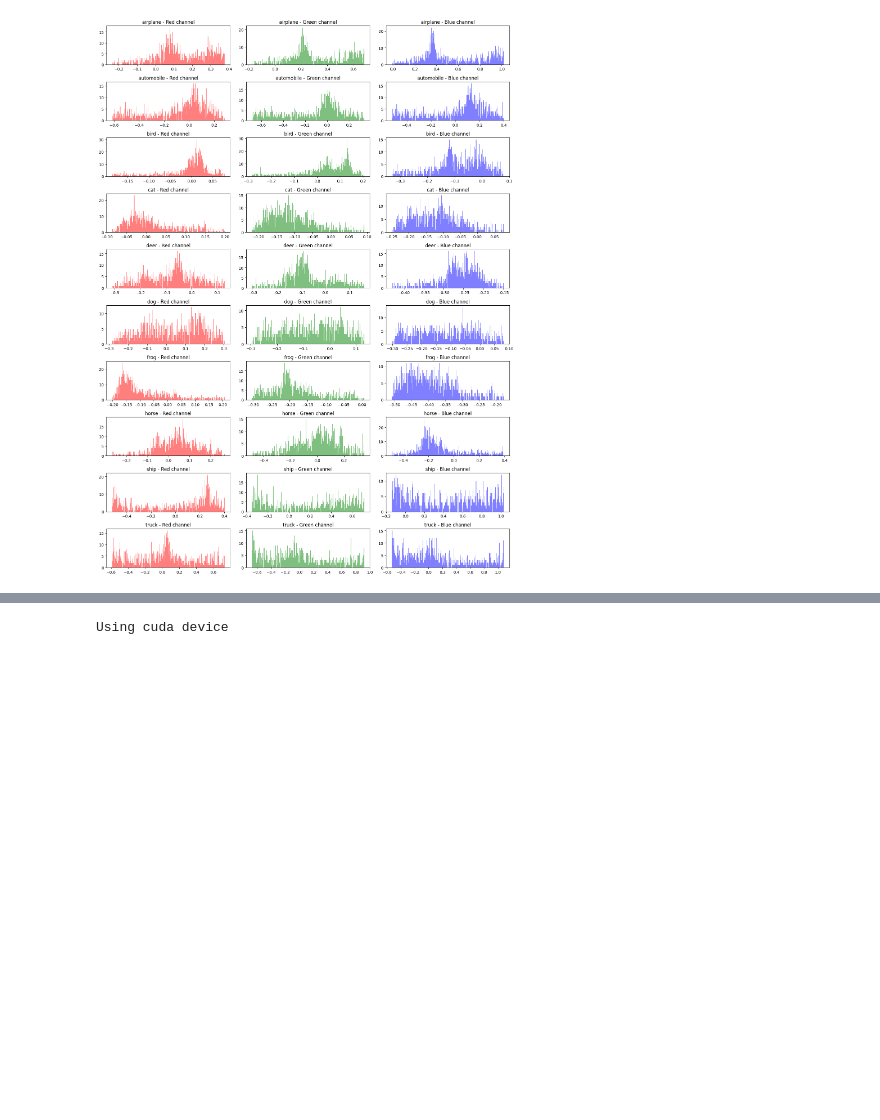
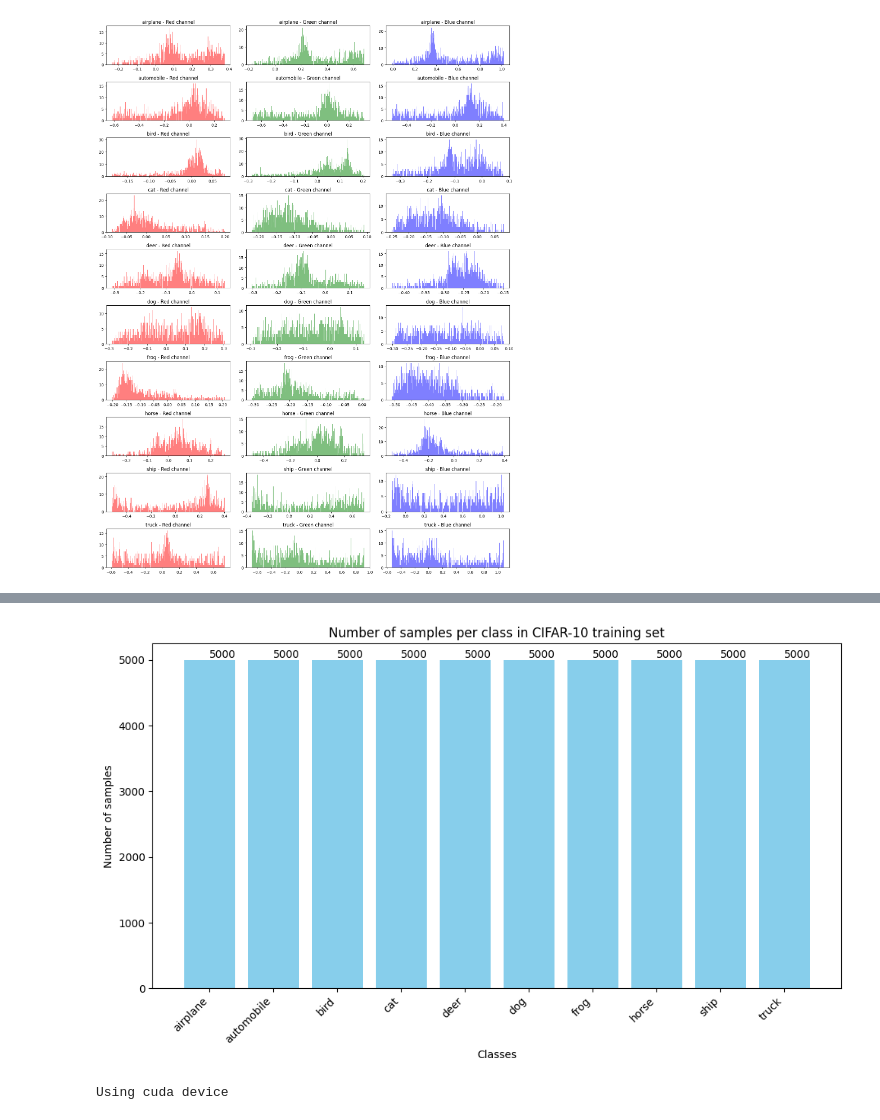
Before and after one commit to okaynils/fhnw-ds-del-mc1, a Jupyter notebook: notebook.ipynb, the cells around one changed output, grey strips where cells are left out. Cells and saved outputs as stored; diff of their text form; code cells hidden in the pictures; blank space fills up the shorter version.

```diff
--- a/notebook.ipynb
+++ b/notebook.ipynb
@@ -121,3 +137,28 @@ plt.show()
+# %%
+from collections import Counter
+class_counts = Counter(target for _, target in cifar_trainset)
+
+class_names = cifar_trainset.classes
+
+classes = range(len(class_names))
+counts = [class_counts[i] for i in classes]
+
+plt.figure(figsize=(10, 6))
+bars = plt.bar(classes, counts, color='skyblue')
+
+for bar in bars:
+    yval = bar.get_height()
+    plt.text(bar.get_x() + bar.get_width()/2, yval, int(yval), va='bottom')  # va: vertical alignment
+
+plt.xlabel('Classes')
+plt.ylabel('Number of samples')
+plt.title('Number of samples per class in CIFAR-10 training set')
+plt.xticks(classes, class_names, rotation=45, ha="right")  # ha: horizontal alignment
+
+plt.tight_layout()
+plt.show()
+# %% [output]
+[figure, added]
 # %%
 device = (
     "cuda"
```
Also changed, not shown: parts of 5 cells of this notebook.
